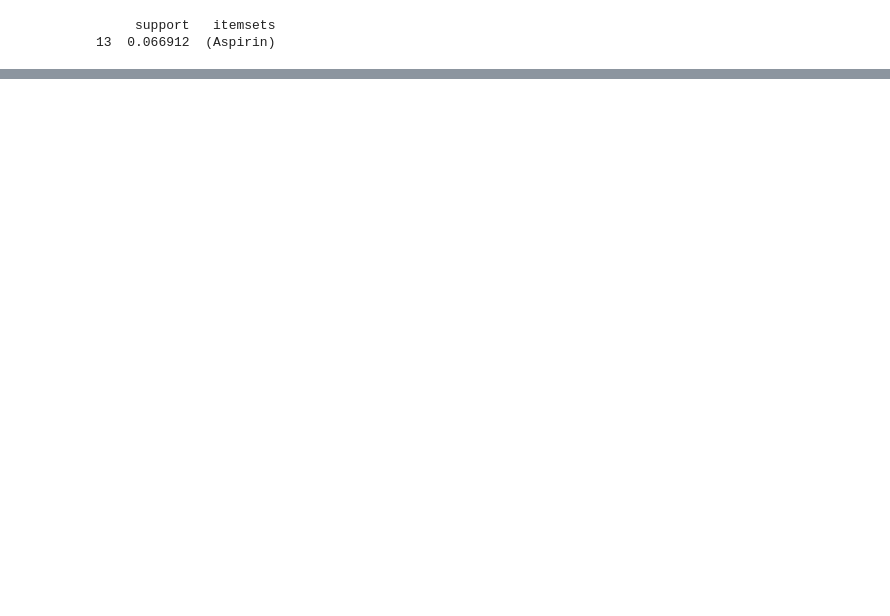
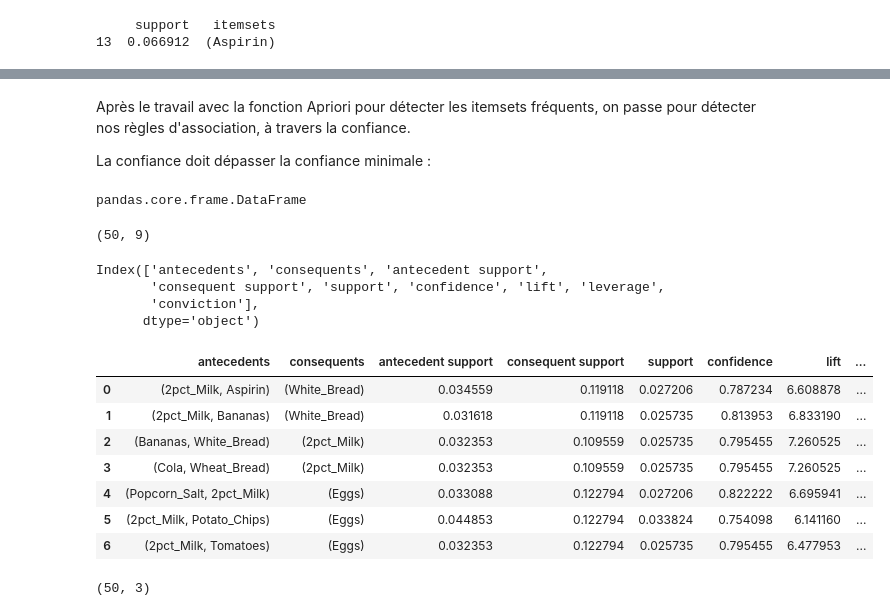
Before and after one commit to Nassima-el-jazouli/Regles-Association, a Jupyter notebook: association_market.ipynb, the cells around one changed output, grey strips where cells are left out. Cells and saved outputs as stored; diff of their text form; code cells hidden in the pictures; blank space fills up the shorter version.

```diff
--- a/association_market.ipynb
+++ b/association_market.ipynb
@@ -203,0 +208,46 @@ print(freq_itemsets[freq_itemsets['itemsets'].ge({'Eggs','Aspirin'})])
+# %% [markdown]
+Après le travail avec la fonction Apriori pour détecter les itemsets fréquents, on passe pour détecter nos règles d'association, à travers la confiance.
+
+La confiance doit dépasser la confiance minimale :
+# %%
+#fonction de calcul des règles
+from mlxtend.frequent_patterns import association_rules
+
+#génération des règles à partir des itemsets fréquents
+regles = association_rules(freq_itemsets,metric="confidence",min_threshold=0.75)
+# %%
+#type de l'objet renvoyé
+type(regles)
+# %% [output]
+pandas.core.frame.DataFrame
+# %%
+#dimension
+regles.shape
+# %% [output]
+(50, 9)
+# %%
+#liste des colonnes
+regles.columns
+# %% [output]
+Index(['antecedents', 'consequents', 'antecedent support',
+       'consequent support', 'support', 'confidence', 'lift', 'leverage',
+       'conviction'],
+      dtype='object')
+# %%
+#Affichage des 7 "premières" règles
+regles.iloc[:7,:]
+# %% [output]
+|  | antecedents | consequents | antecedent support | consequent support | support | confidence | lift | ... |
+| 0 | (2pct_Milk, Aspirin) | (White_Bread) | 0.034559 | 0.119118 | 0.027206 | 0.787234 | 6.608878 | ... |
+| 1 | (2pct_Milk, Bananas) | (White_Bread) | 0.031618 | 0.119118 | 0.025735 | 0.813953 | 6.833190 | ... |
+| 2 | (Bananas, White_Bread) | (2pct_Milk) | 0.032353 | 0.109559 | 0.025735 | 0.795455 | 7.260525 | ... |
+| 3 | (Cola, Wheat_Bread) | (2pct_Milk) | 0.032353 | 0.109559 | 0.025735 | 0.795455 | 7.260525 | ... |
+| 4 | (Popcorn_Salt, 2pct_Milk) | (Eggs) | 0.033088 | 0.122794 | 0.027206 | 0.822222 | 6.695941 | ... |
+| 5 | (2pct_Milk, Potato_Chips) | (Eggs) | 0.044853 | 0.122794 | 0.033824 | 0.754098 | 6.141160 | ... |
+| 6 | (2pct_Milk, Tomatoes) | (Eggs) | 0.032353 | 0.122794 | 0.025735 | 0.795455 | 6.477953 | ... |
+# %%
+#règles en restrieignant l'affichage à qqs colonnes
+myRegles = regles.loc[:,['antecedents','consequents','lift']]
+myRegles.shape
+# %% [output]
+(50, 3)
```
Also changed, not shown: parts of 12 cells of this notebook.
